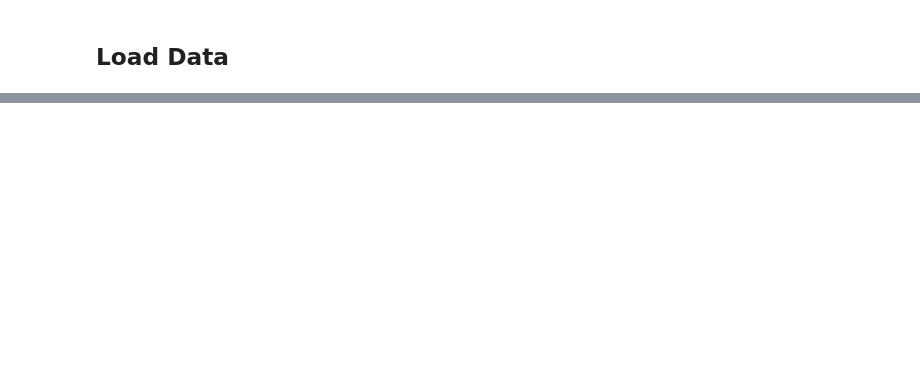
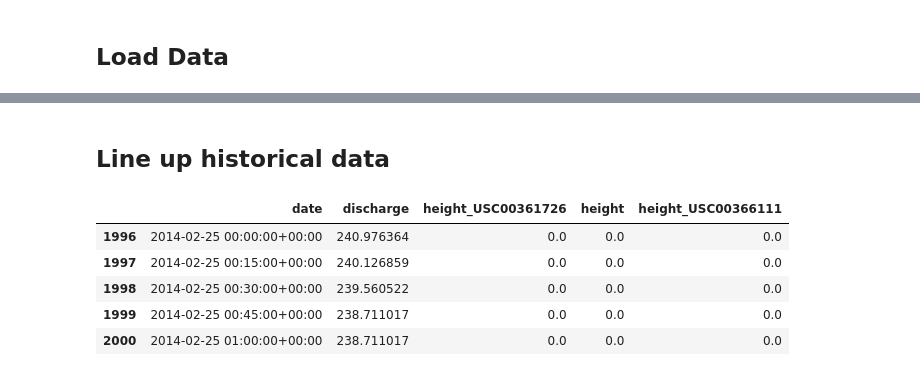
Before and after one commit to vpalvesalan/ML-ModClark-IUH-Model, a Jupyter notebook: notebooks/preprocessing/11_tabular_data_preprocessing.ipynb, the cells around one changed output, grey strips where cells are left out. Cells and saved outputs as stored; diff of their text form; code cells hidden in the pictures; blank space fills up the shorter version.

```diff
--- a/notebooks/preprocessing/11_tabular_data_preprocessing.ipynb
+++ b/notebooks/preprocessing/11_tabular_data_preprocessing.ipynb
@@ -167,6 +48,0 @@ Thiessen polygons CRS: EPSG:9822
-# %%
-watersheds_gdf_project = gpd.GeoDataFrame()
-
-for ws_gdf in watersheds_dict.values():
-    ws_gdf = ws_gdf.to_crs(epsg)
-    watersheds_gdf_project = pd.concat([watersheds_gdf_project, ws_gdf], ignore_index=True)
@@ -574,0 +62,2 @@ ppt_gdf.head()
+# %% [markdown]
+## Line up historical data
@@ -574,0 +124,12 @@ ppt_gdf.head()
+# %%
+streamflow_data_dir = project_root_path / 'data/bronze/tabular/streamflow'
+ppt_dir = project_root_path / 'data/silver/tabular/precipitation'
+lined_up_data, ws_id = line_up_data(ws_gdf_list[2], ppt_gdf, streamflow_data_dir, ppt_dir)
+lined_up_data.head()
+# %% [output]
+|  | date | discharge | height_USC00361726 | height | height_USC00366111 |
+| 1996 | 2014-02-25 00:00:00+00:00 | 240.976364 | 0.0 | 0.0 | 0.0 |
+| 1997 | 2014-02-25 00:15:00+00:00 | 240.126859 | 0.0 | 0.0 | 0.0 |
+| 1998 | 2014-02-25 00:30:00+00:00 | 239.560522 | 0.0 | 0.0 | 0.0 |
+| 1999 | 2014-02-25 00:45:00+00:00 | 238.711017 | 0.0 | 0.0 | 0.0 |
+| 2000 | 2014-02-25 01:00:00+00:00 | 238.711017 | 0.0 | 0.0 | 0.0 |
```
Also changed, not shown: parts of 44 cells of this notebook, 2 other files.
